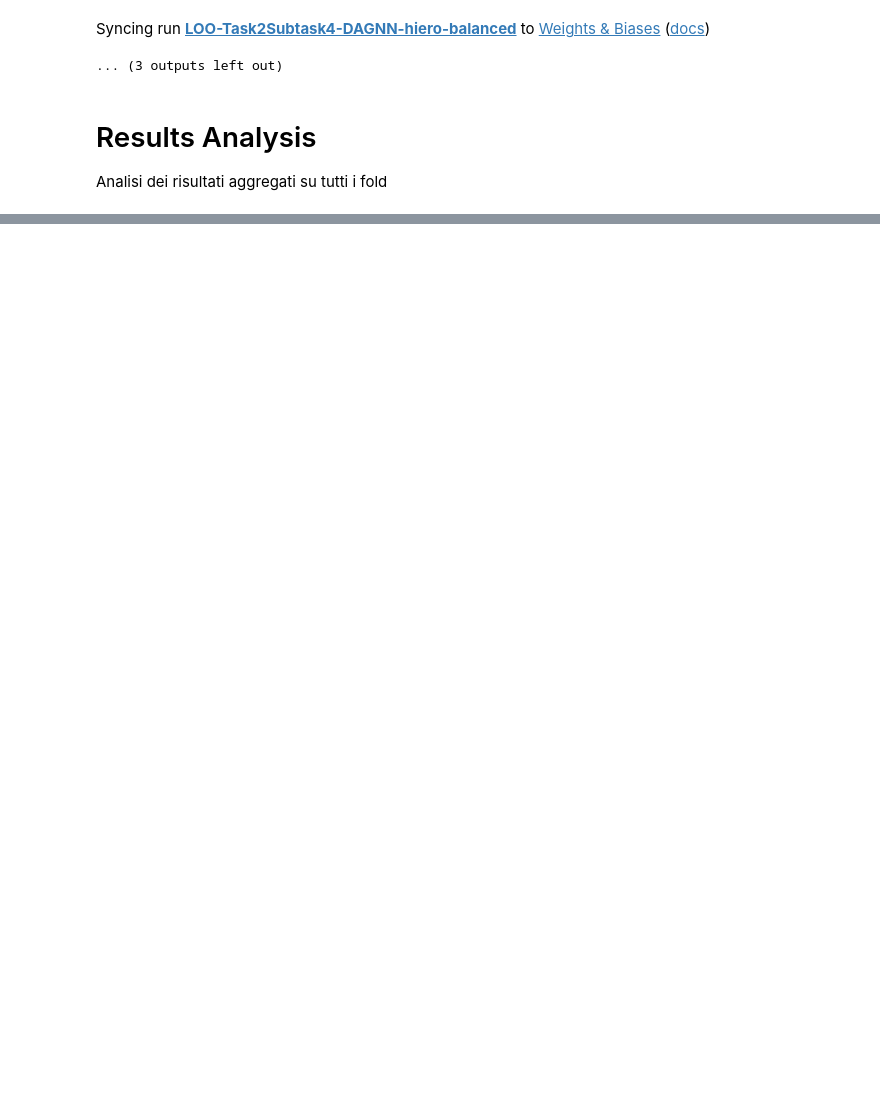
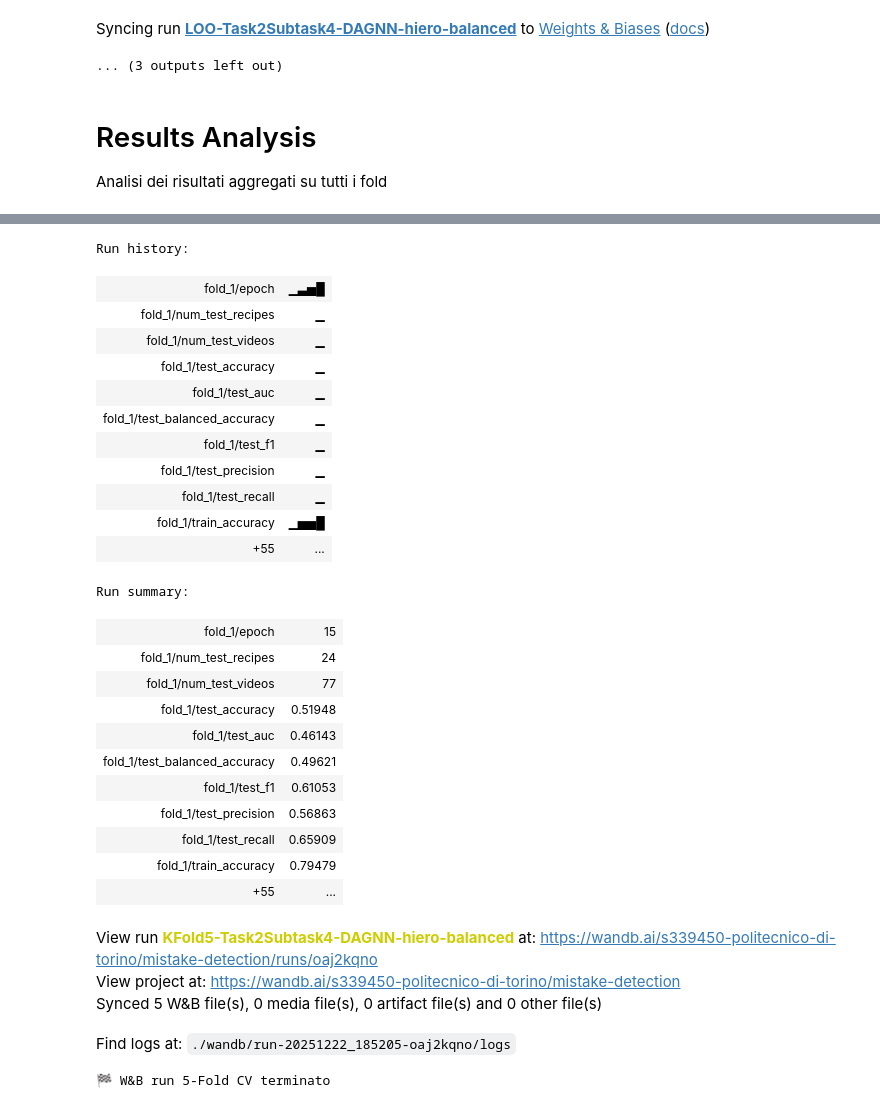
Before and after one commit to MarcoPernoVDP/MistakeDetection, a Jupyter notebook: notebooks/Task2Subtask4.ipynb, the cells around one changed output, grey strips where cells are left out. Saved outputs shown, nothing was run; the diff lists cells and outputs as text; code cells hidden in the pictures; blank space fills up the shorter version.

```diff
--- a/notebooks/Task2Subtask4.ipynb
+++ b/notebooks/Task2Subtask4.ipynb
@@ -740,0 +1258,5 @@ print("🏁 W&B run terminato")
+# %%
+# Chiudi il run di W&B
+wandb.finish()
+print(f"🏁 W&B run {K_FOLDS}-Fold CV terminato")
+# %% [output]
@@ -740,0 +1264,29 @@ print("🏁 W&B run terminato")
+Run history:
+| fold_1/epoch | ▁▃▅█ |
+| fold_1/num_test_recipes | ▁ |
+| fold_1/num_test_videos | ▁ |
+| fold_1/test_accuracy | ▁ |
+| fold_1/test_auc | ▁ |
+| fold_1/test_balanced_accuracy | ▁ |
+| fold_1/test_f1 | ▁ |
+| fold_1/test_precision | ▁ |
+| fold_1/test_recall | ▁ |
+| fold_1/train_accuracy | ▁▅▅█ |
+| +55 | ... |
+Run summary:
+| fold_1/epoch | 15 |
+| fold_1/num_test_recipes | 24 |
+| fold_1/num_test_videos | 77 |
+| fold_1/test_accuracy | 0.51948 |
+| fold_1/test_auc | 0.46143 |
+| fold_1/test_balanced_accuracy | 0.49621 |
+| fold_1/test_f1 | 0.61053 |
+| fold_1/test_precision | 0.56863 |
+| fold_1/test_recall | 0.65909 |
+| fold_1/train_accuracy | 0.79479 |
+| +55 | ... |
+View run KFold5-Task2Subtask4-DAGNN-hiero-balanced at: https://wandb.ai/s339450-politecnico-di-torino/mistake-detection/runs/oaj2kqno
+View project at: https://wandb.ai/s339450-politecnico-di-torino/mistake-detection
+Synced 5 W&B file(s), 0 media file(s), 0 artifact file(s) and 0 other file(s)
+Find logs at: ./wandb/run-20251222_185205-oaj2kqno/logs
+🏁 W&B run 5-Fold CV terminato
```
Also changed, not shown: parts of 12 cells of this notebook.
